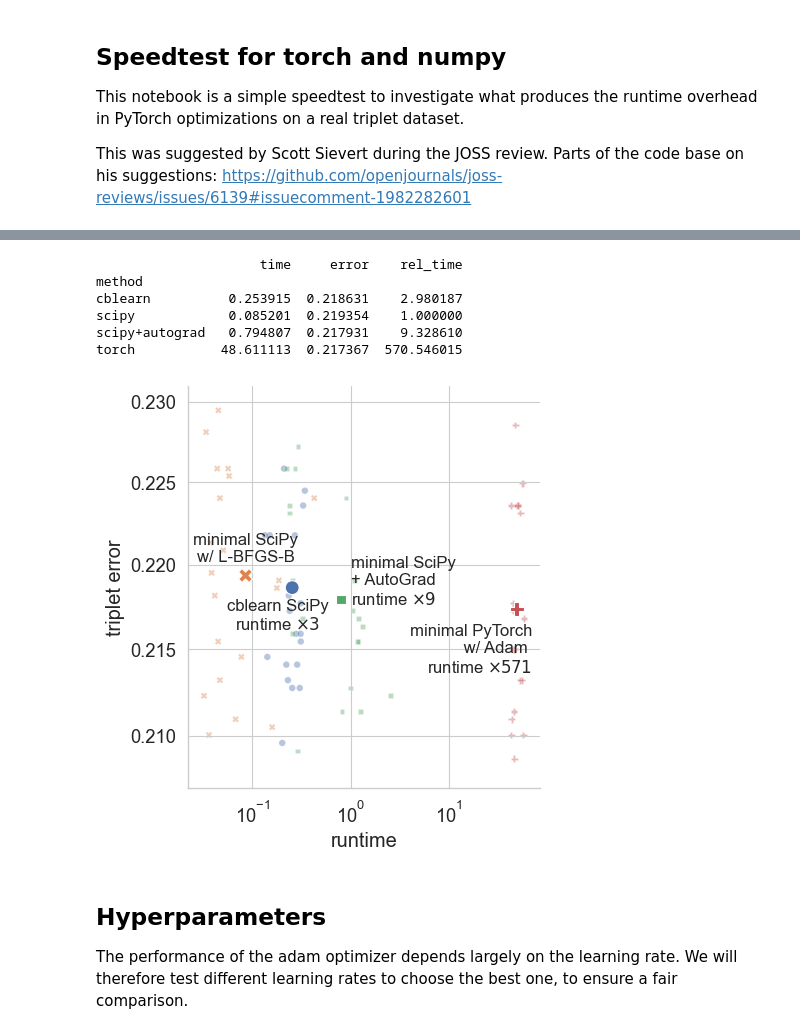
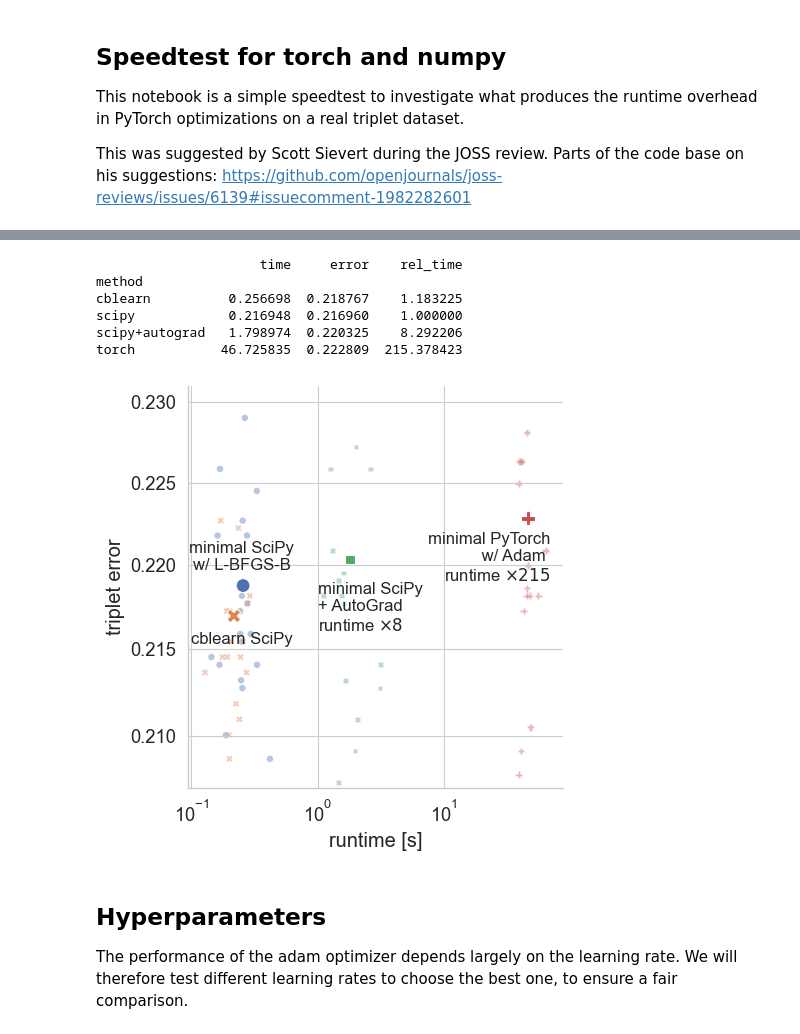
Before and after one commit to cblearn/cblearn-benchmark, a Jupyter notebook: scripts/pytorch_speedtest_triplets.ipynb, the cells around one changed output, grey strips where cells are left out. Cells and saved outputs as stored; diff of their text form; code cells hidden in the pictures.

```diff
--- a/scripts/pytorch_speedtest_triplets.ipynb
+++ b/scripts/pytorch_speedtest_triplets.ipynb
@@ -93,7 +93,7 @@ def f_numpy(x: np.ndarray, x_shape, triplets, mu, float_min=np.finfo(float).tiny
 def optimize(optim, f, lr=0.1, max_iter=1000, *args):
     x0 = np.random.normal(size=(N_OBJECTS, DIM))
     triplets = TRIPLETS
-    mu = 1
+    mu = 0
 
     if optim == 'scipy':
         result = scipy.optimize.minimize(
@@ -170,43 +195,42 @@ print(total_df)
 # %%
 import matplotlib.pyplot as plt
 import seaborn as sns
 
 print(total_df.groupby('method').mean())
 total_df['rel_time'] = total_df['time'] / total_df[total_df.method=='scipy']['time'].mean()
 mean_df = total_df.groupby('method').mean().reset_index()
 autograd_cost = mean_df[mean_df.method=='scipy+autograd']['time'].item() / mean_df[mean_df.method=='scipy']['time'].item()
 torch_cost = mean_df[mean_df.method=='torch']['time'].item() / mean_df[mean_df.method=='scipy']['time'].item()
 cbl_cost = mean_df[mean_df.method=='cblearn']['time'].item() / mean_df[mean_df.method=='scipy']['time'].item()
 p = sns.relplot(kind="scatter", data=mean_df, x="time", y="error",
                 hue="method", style='method',
                 s=100, legend=False)
 sns.scatterplot(data=total_df, x="time", y="error", hue="method", style='method',
                 legend=False, alpha=0.4, zorder=0)
-plt.text(.085, 0.220, "minimal SciPy\nw/ L-BFGS-B", fontsize=12, ha='center', va='bottom')
-plt.text(.18, 0.218, "cblearn SciPy\n"
-         f"runtime $\\times {cbl_cost:.0f}$"
-         , fontsize=12, ha='center', va='top')
+plt.text(.25, 0.2195, "minimal SciPy\nw/ L-BFGS-B", fontsize=12, ha='center', va='bottom')
+plt.text(.25, 0.216, "cblearn SciPy",
+          fontsize=12, ha='center', va='top')
 plt.text(1., 0.219, "minimal SciPy\n+ AutoGrad\n"
-         f"runtime $\\times {autograd_cost:.0f}$", fontsize=12, ha='left', va='center')
-plt.text(70, 0.2165, "minimal PyTorch\n w/ Adam \n"
+         f"runtime $\\times {autograd_cost:.0f}$", fontsize=12, ha='left', va='top')
+plt.text(70, 0.222, "minimal PyTorch\n w/ Adam \n"
          f"runtime $\\times {torch_cost:.0f}$", fontsize=12, ha='right', va='top')
 
 plt.xscale('log', base=10)
 #p.ax.ticklabel_format(style='plain')
 plt.yscale('log')
 plt.ylim(0.207, 0.231)
 p.set(yticks=[0.210, 0.215, 0.220, 0.225, 0.230], yticklabels=['0.210', '0.215', '0.220', '0.225', '0.230'],
       xlabel="runtime [s]", ylabel="triplet error")
 plt.savefig(plot_dir / 'torch_speedtest_triplets.pdf', bbox_inches='tight')
 plt.savefig(plot_dir / 'torch_speedtest_triplets.png', bbox_inches='tight')
 # %% [output]
                      time     error    rel_time
 method
-cblearn          0.253915  0.218631    2.980187
-scipy            0.085201  0.219354    1.000000
-scipy+autograd   0.794807  0.217931    9.328610
-torch           48.611113  0.217367  570.546015
+cblearn          0.256698  0.218767    1.183225
+scipy            0.216948  0.216960    1.000000
+scipy+autograd   1.798974  0.220325    8.292206
+torch           46.725835  0.222809  215.378423
-[figure, old version]
+[figure, new version]
 # %% [markdown]
 ## Hyperparameters
 
```
Also changed, not shown: parts of 3 cells of this notebook, 6 other files.
